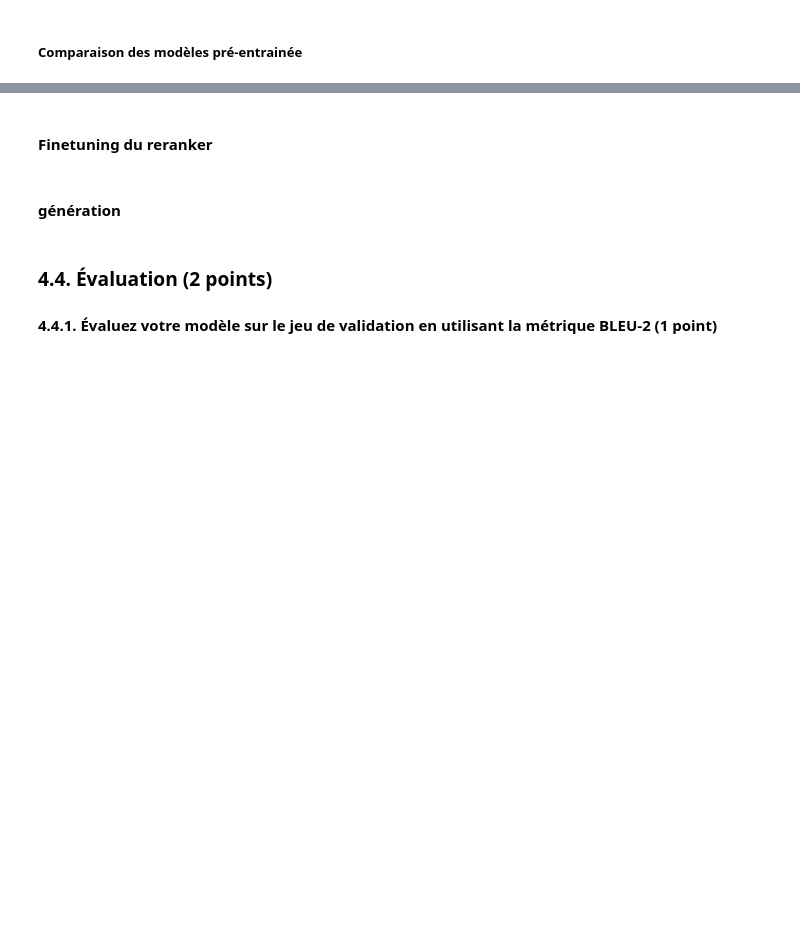
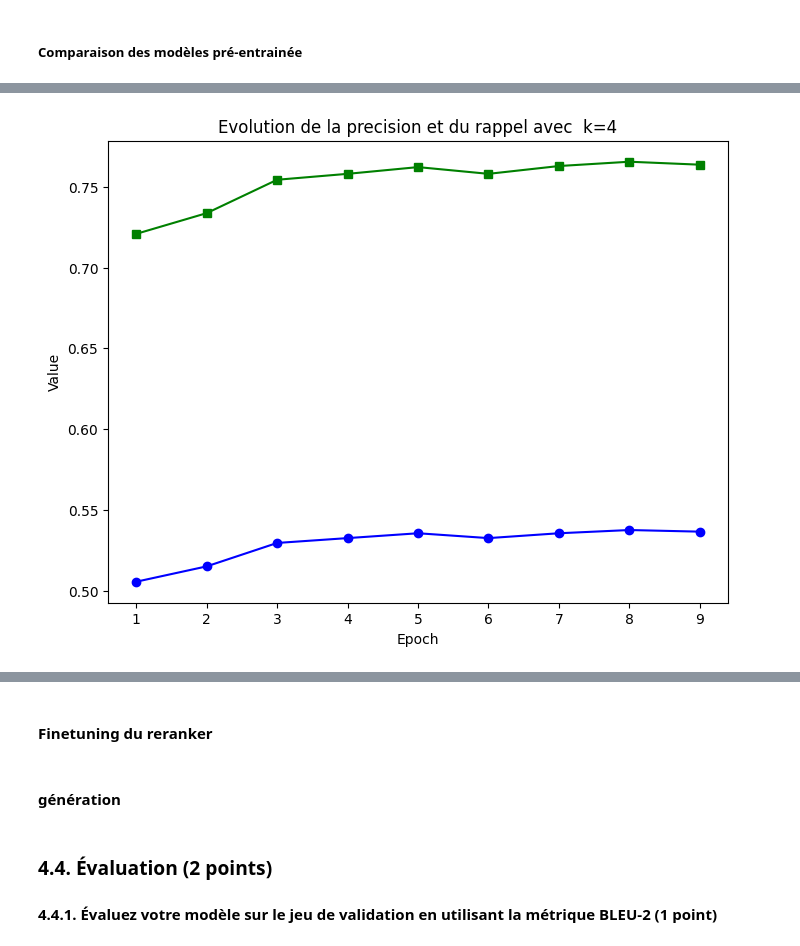
Before and after one commit to mohamedali05/TP_INF8460, a Jupyter notebook: TP_4/INF8460_A24_TP4_final.ipynb, the cells around one changed output, grey strips where cells are left out. Saved outputs shown, nothing was run; the diff lists cells and outputs as text; code cells hidden in the pictures; blank space fills up the shorter version.

```diff
--- a/TP_4/INF8460_A24_TP4_final.ipynb
+++ b/TP_4/INF8460_A24_TP4_final.ipynb
@@ -1075,16 +1108,14 @@ class ContrastiveDatasetWithNegatives(Dataset):
 # %%
-
-
-# Define the optimizer
 optimizer = AdamW(emb_model.parameters(), lr=5e-5)
 NUM_EPOCHS = 4
+models_path = './models_encoder'
 
 # Training loop
-for epoch in range(NUM_EPOCHS):
+for epoch in range(0,9):
     print(f"Epoch {epoch+1}")
     num_batches = 0
     tot_loss = 0
-    questions_string , positives_string , negatives_string = generate_hard_negative_pairs(questions_train_val , texts , emb_tokenizer , emb_model , max_negatives= 20 )
+    questions_string , positives_string , negatives_string = generate_hard_negative_pairs(questions_train , texts , emb_tokenizer , emb_model , max_negatives= 7 )
     dataset = ContrastiveDatasetWithNegatives(questions_string , positives_string , negatives_string ,emb_tokenizer, emb_model , batch_size_encoder= 64  , is_training = True)
     data_loader = DataLoader(dataset, batch_size=10, shuffle=True)
     progress_bar = tqdm(data_loader, desc=f"Training Epoch {epoch+1}", unit="batch")
@@ -1102,6 +1133,7 @@ for epoch in range(NUM_EPOCHS):
         loss.backward()
         optimizer.step()
         progress_bar.set_postfix(loss=loss.item())
+    model_name = f"fine_tuned_model_weights_epoch_{epoch+1}.pth"
 
-    torch.save(emb_model.state_dict(), f"fine_tuned_model_weights_{epoch+1}.pth")
     print(f"Epoch {epoch+1} completed. mean Loss: {round(tot_loss/num_batches , 3 )}")
+    torch.save(emb_model.state_dict(), os.path.join(models_path , model_name))
@@ -1111,0 +1151,17 @@ Après plusieurs essais on remarque que notre modèle overfit pour plus que 2 ep
+# %%
+# TODO
+#passages = texts['text'].tolist()
+#questions = questions_val['question'].tolist()
+epochs = [1, 2, 3, 4 , 5 ,6,7 ,8,9]
+rec_at_4  = []
+prec_at_4 = []
+for i in epochs :
+    emb_model.load_state_dict(torch.load(os.path.join(models_path , f"fine_tuned_model_weights_epoch_{i}.pth")))
+    passage_embed = encode_sequences(passages, emb_tokenizer, emb_model)
+    top_passages = retrieve_passages(questions, passage_embed, 4, emb_tokenizer, emb_model)
+    rec = compute_recall_at_k(top_ground_truth, top_passages)
+    prec = compute_precision_at_k(top_ground_truth, top_passages)
+    rec_at_4.append(rec)
+    prec_at_4.append(prec)
+    print(f'precisision at epoch {i} =  {round(prec , 4)} '
+    f'recall at epoch {i} =  {round(rec , 4)} \n')
@@ -1111,0 +1186,15 @@ Après plusieurs essais on remarque que notre modèle overfit pour plus que 2 ep
+# %%
+plt.figure(figsize=(8, 6))
+
+
+plt.plot(epochs, prec_at_4, marker='o', color='blue', label='Precision at k=4')
+plt.plot(epochs, rec_at_4, marker='s', color='green', label='Recall at k=4')
+
+plt.xlabel('Epoch')
+plt.ylabel('Value')
+plt.title('Evolution de la precision et du rappel avec  k=4')
+plt.show()
+
+# END TODO
+# %% [output]
+[figure, added]
```
Also changed, not shown: parts of 26 cells of this notebook.
